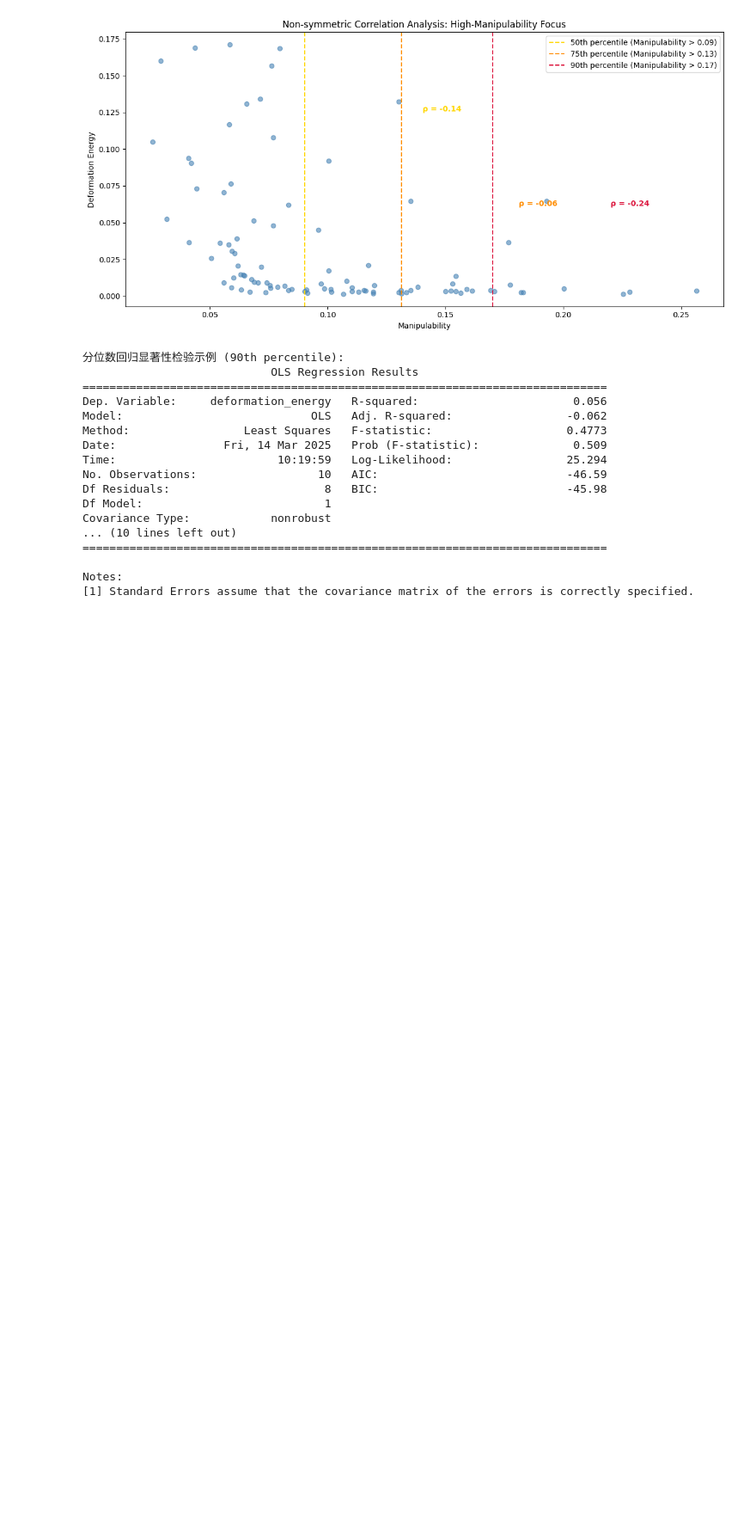
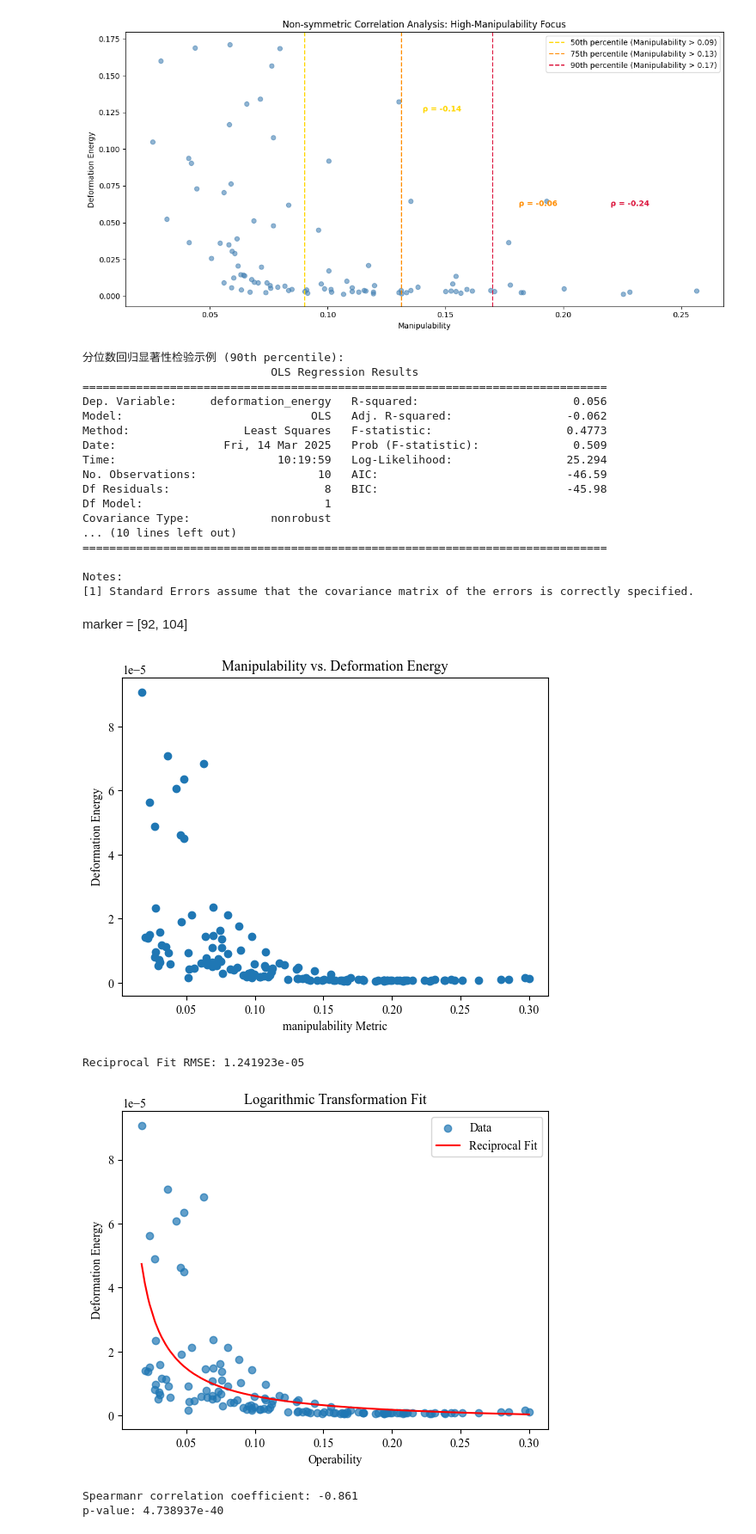
Before and after one commit to yang-si-hang/paper-2023, a Jupyter notebook: Test branch/SOFACode/DataAnalyse/20250310-Contact Optimal/DataAnalyse.ipynb, the cells around one changed output. Shown: that part at 86% size. Cells and saved outputs as stored; diff of their text form; code cells hidden in the pictures; blank space fills up the shorter version.

```diff
--- a/Test branch/SOFACode/DataAnalyse/20250310-Contact Optimal/DataAnalyse.ipynb
+++ b/Test branch/SOFACode/DataAnalyse/20250310-Contact Optimal/DataAnalyse.ipynb
@@ -9,6 +9,11 @@ import statsmodels.api as sm
 import pandas as pd
 from scipy.stats import pearsonr, spearmanr
 from sklearn.metrics import mean_squared_error
+from matplotlib import rcParams
+from matplotlib.gridspec import GridSpec
+from matplotlib.ticker import MultipleLocator
+rcParams['font.family'] = 'serif'
+rcParams['font.serif'] = 'Times New Roman'
 # %%
 
 # Load the YAML file into a dictionary.
@@ -268,3 +273,5 @@ Covariance Type:            nonrobust
 
 Notes:
 [1] Standard Errors assume that the covariance matrix of the errors is correctly specified.
+# %% [markdown]
+marker = [92, 104]
@@ -270,0 +301,42 @@ Notes:
+# %%
+# Plot the data to visually inspect the relationship
+plt.scatter(df3["manipulability"], df3["deformations"])
+plt.xlabel('manipulability Metric')
+plt.ylabel('Deformation Energy')
+plt.title('Manipulability vs. Deformation Energy')
+plt.show()
+
+
+# --- Logarithmic Transformation ---
+# log拟合比反比例函数差，舍去
+
+
+# --- Reciprocal Transformation ---
+# We assume operability values are non-zero.
+operability_reciprocal = 1.0 / df3["manipulability"]
+# Fit a linear model on the reciprocal-transformed operability vs. deformation energy.
+coeff_rec = np.polyfit(operability_reciprocal, df3["deformations"], 1)
+fitted_deformation_rec = np.polyval(coeff_rec, operability_reciprocal)
+# Calculate RMSE for the reciprocal model
+mse_rec = mean_squared_error(df3["deformations"], fitted_deformation_rec)
+rmse_rec = np.sqrt(mse_rec)
+print(f'Reciprocal Fit RMSE: {rmse_rec:e}')
+
+plt.scatter(df3["manipulability"], df3["deformations"], label='Data', alpha=0.7)
+plt.plot(df3["manipulability"], fitted_deformation_rec, color='red', label='Reciprocal Fit')
+plt.xlabel('Operability')
+plt.ylabel('Deformation Energy')
+plt.title('Logarithmic Transformation Fit')
+plt.legend()
+plt.show()
+
+# Compute Spearmanr correlation coefficient
+corr, p_val = spearmanr(df3["manipulability"], df3["deformations"])
+print(f'Spearmanr correlation coefficient: {corr:.3f}')
+print(f'p-value: {p_val:e}')
+# %% [output]
+[figure, added]
+Reciprocal Fit RMSE: 1.241923e-05
+[figure, added]
+Spearmanr correlation coefficient: -0.861
+p-value: 4.738937e-40
```
Also changed, not shown: parts of 6 cells of this notebook, 21 other files.
